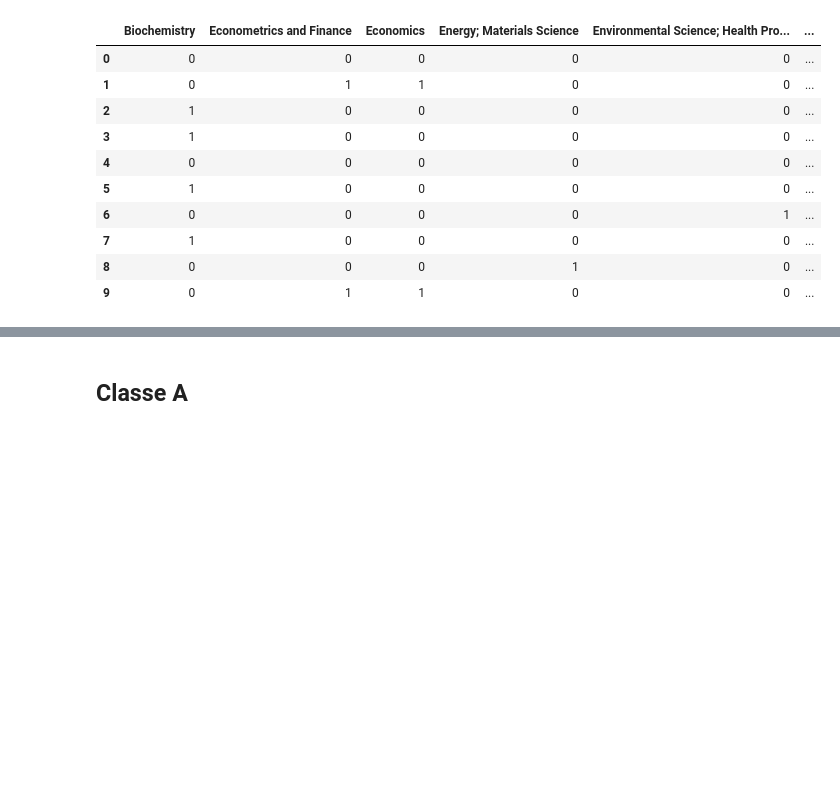
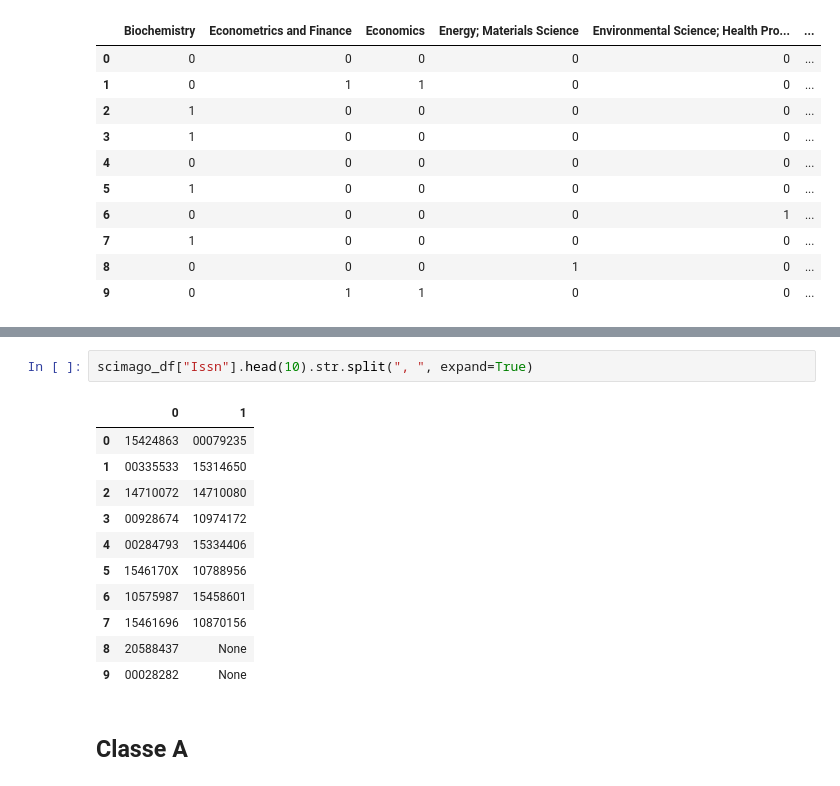
Before and after one commit to paluigi/prin-anvur, a Jupyter notebook: dev.ipynb, the cells around one changed output, grey strips where cells are left out. Saved outputs shown, nothing was run; the diff lists cells and outputs as text; blank space fills up the shorter version.

```diff
--- a/dev.ipynb
+++ b/dev.ipynb
@@ -104,3 +104,17 @@ scimago_df[["Title","Country"]].head(10)
+# %%
+scimago_df["Issn"].head(10).str.split(", ", expand=True)
+# %% [output]
+|  | 0 | 1 |
+| 0 | 15424863 | 00079235 |
+| 1 | 00335533 | 15314650 |
+| 2 | 14710072 | 14710080 |
+| 3 | 00928674 | 10974172 |
+| 4 | 00284793 | 15334406 |
+| 5 | 1546170X | 10788956 |
+| 6 | 10575987 | 15458601 |
+| 7 | 15461696 | 10870156 |
+| 8 | 20588437 | None |
+| 9 | 00028282 | None |
 # %% [markdown]
 ## Classe A
 # %%
```
Also changed, not shown: parts of 1 cell of this notebook.
